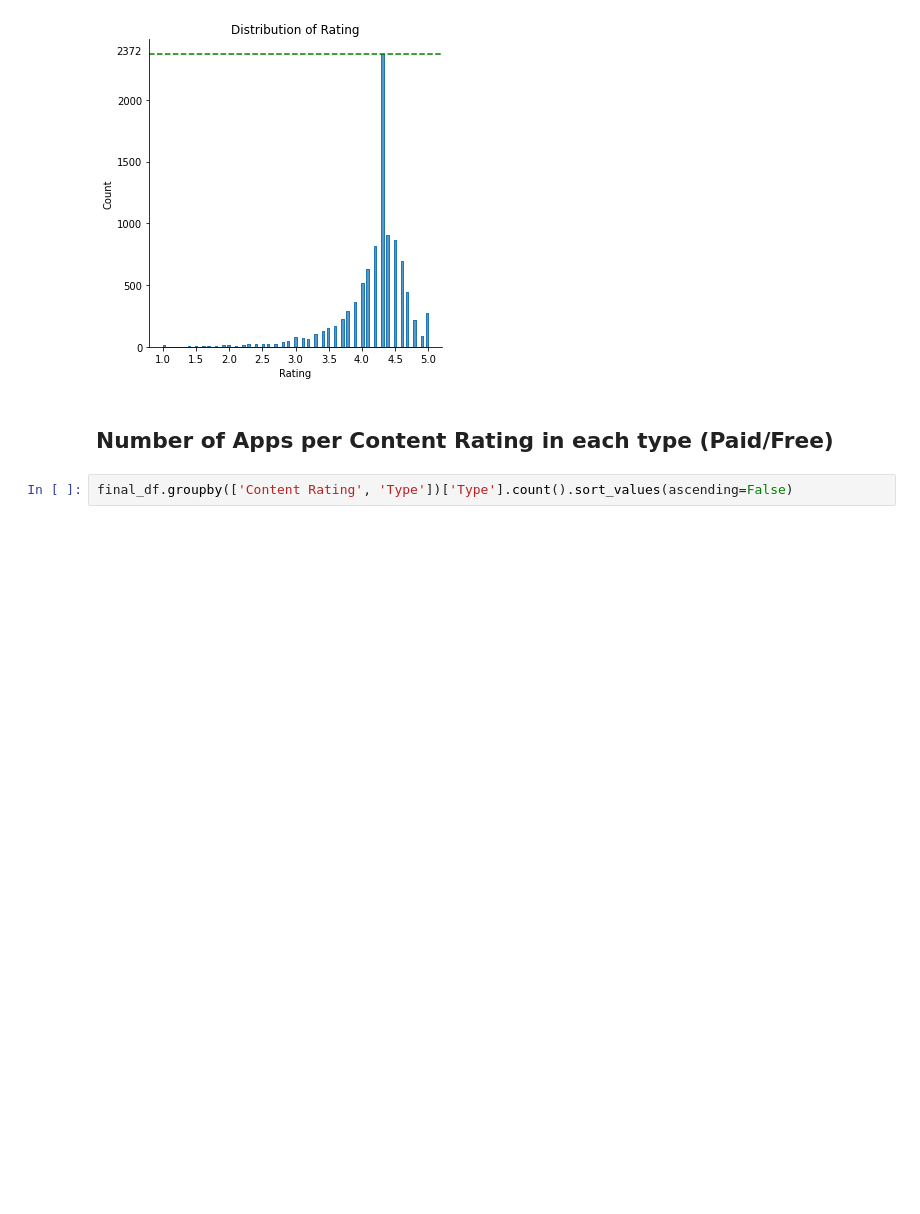
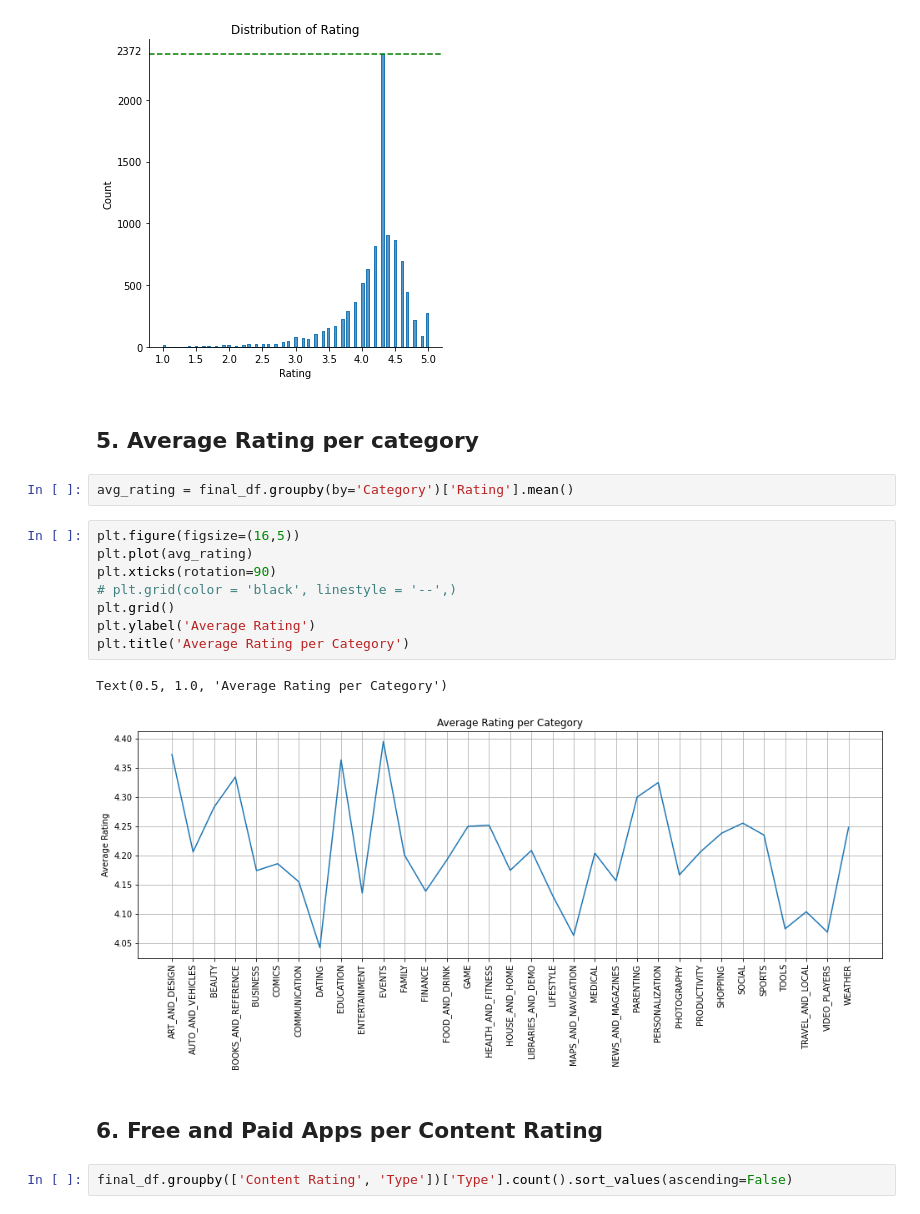
Before and after one commit to pranavdevi28/Play_Store_Data_Analysis, a Jupyter notebook: Play_Store_App_Review_Analysis_Capstone_Project.ipynb, the cells around one changed output. Drawn from its saved outputs; the diff is of its cells as text; blank space fills up the shorter version.

```diff
--- a/Play_Store_App_Review_Analysis_Capstone_Project.ipynb
+++ b/Play_Store_App_Review_Analysis_Capstone_Project.ipynb
@@ -588,8 +593,23 @@ plt.title('Distribution of Rating')
 4.3 is the most frequent rating across the data and has occured 2372 times.
 Text(0.5, 1.0, 'Distribution of Rating')
 [figure]
+# %% [markdown]
+## 5. Average Rating per category
+# %%
+avg_rating = final_df.groupby(by='Category')['Rating'].mean()
+# %%
+plt.figure(figsize=(16,5))
+plt.plot(avg_rating)
+plt.xticks(rotation=90)
+# plt.grid(color = 'black', linestyle = '--',)
+plt.grid()
+plt.ylabel('Average Rating')
+plt.title('Average Rating per Category')
+# %% [output]
+Text(0.5, 1.0, 'Average Rating per Category')
+[figure, added]
 # %% [markdown]
-## Number of Apps per Content Rating in each type (Paid/Free)
+## 6. Free and Paid Apps per Content Rating
 # %%
 final_df.groupby(['Content Rating', 'Type'])['Type'].count().sort_values(ascending=False)
 # %% [output]
```
Also changed, not shown: parts of 29 cells of this notebook.
